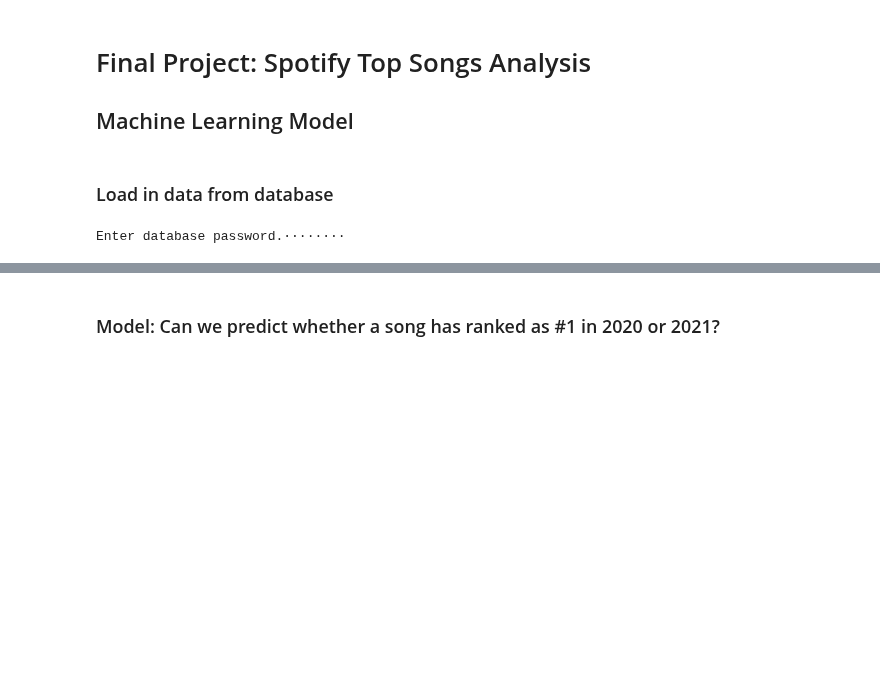
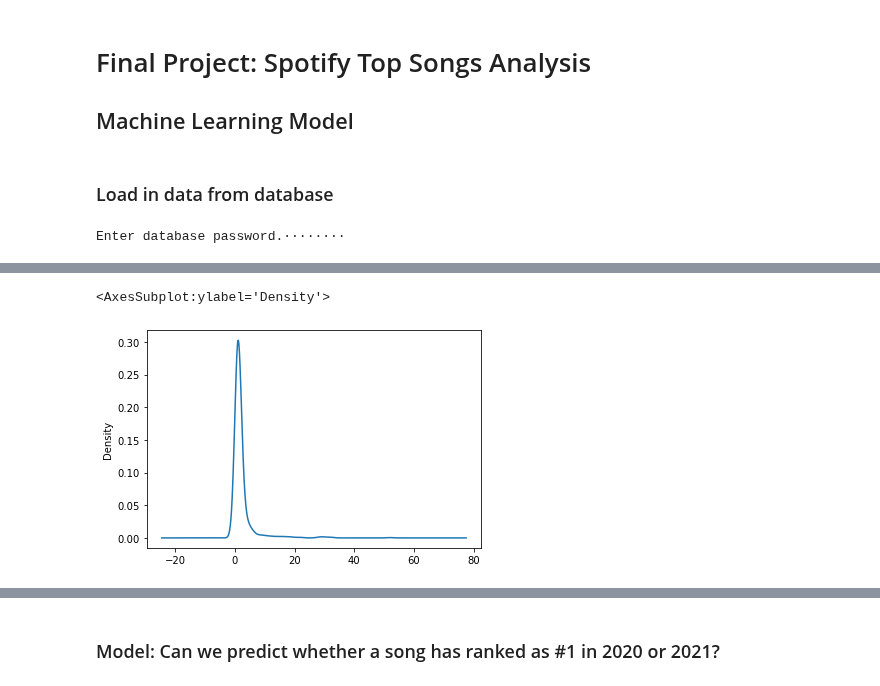
Before and after one commit to aseo67/Top_Songs_Analysis, a Jupyter notebook: TopSongsAnalysis_Model.ipynb, the cells around one changed output, grey strips where cells are left out. Drawn from its saved outputs; the diff is of its cells as text; code cells hidden in the pictures; blank space fills up the shorter version.

```diff
--- a/TopSongsAnalysis_Model.ipynb
+++ b/TopSongsAnalysis_Model.ipynb
@@ -38,0 +40,10 @@ song_df
+# %%
+# Add column for Yes/No encoding of whether song hit #1
+song_ml_df = song_df.copy()
+
+bins = [0, 1, 200]
+group_names = ["Yes", "No"]
+
+song_ml_df['number_one'] = pd.cut(song_ml_df['highest_charting_position'], bins, labels=group_names)
+song_ml_df['number_one'] = song_ml_df['number_one'].astype('object')
+song_ml_df.head()
@@ -38,0 +80,6 @@ song_df
+# %%
+# Update 'week_of_highest_charting_start', 'week_of_highest_charting_start', 'Release Date' columns as datetime data type
+song_ml_df['week_of_highest_charting_start'] = pd.to_datetime(song_ml_df['week_of_highest_charting_start'])
+song_ml_df['week_of_highest_charting_end'] = pd.to_datetime(song_ml_df['week_of_highest_charting_start'])
+song_ml_df['release_date'] = pd.to_datetime(song_ml_df['release_date'], format="%Y-%m-%d")
+song_ml_df.dtypes
@@ -38,0 +104,4 @@ song_df
+# %%
+# Drop the non-beneficial ID columns('song_id', 'song_name').
+song_ml_df = song_ml_df.drop(['song_id', 'song_name'], 1)
+song_ml_df.head()
@@ -38,0 +129,4 @@ song_df
+# %%
+# Look at 'artist' value counts for binning
+artist_counts = song_ml_df.artist.value_counts()
+artist_counts
@@ -38,0 +146,6 @@ song_df
+# %%
+# Visualize the value counts of 'artist'
+artist_counts.plot.density()
+# %% [output]
+<AxesSubplot:ylabel='Density'>
+[figure, added]
```
Also changed, not shown: parts of 11 cells of this notebook, 1 other file.
